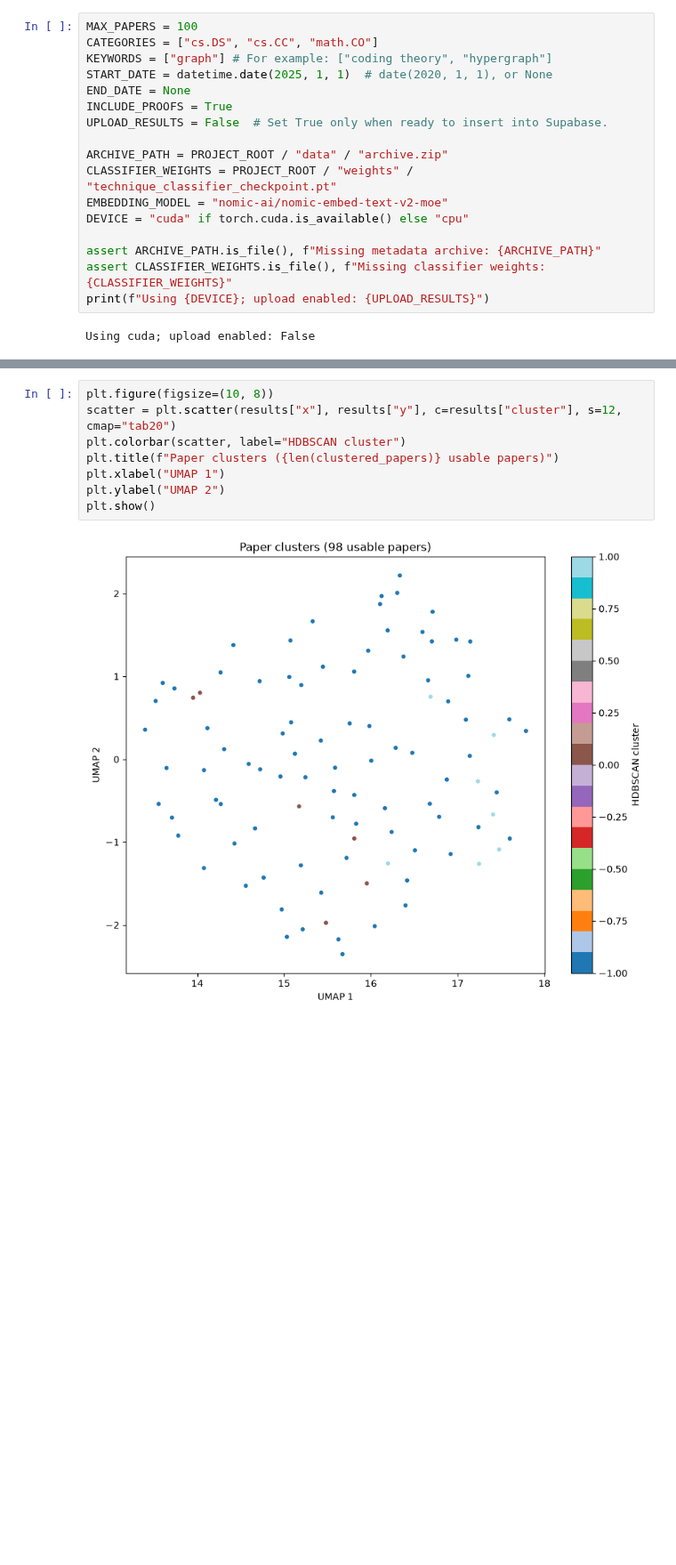
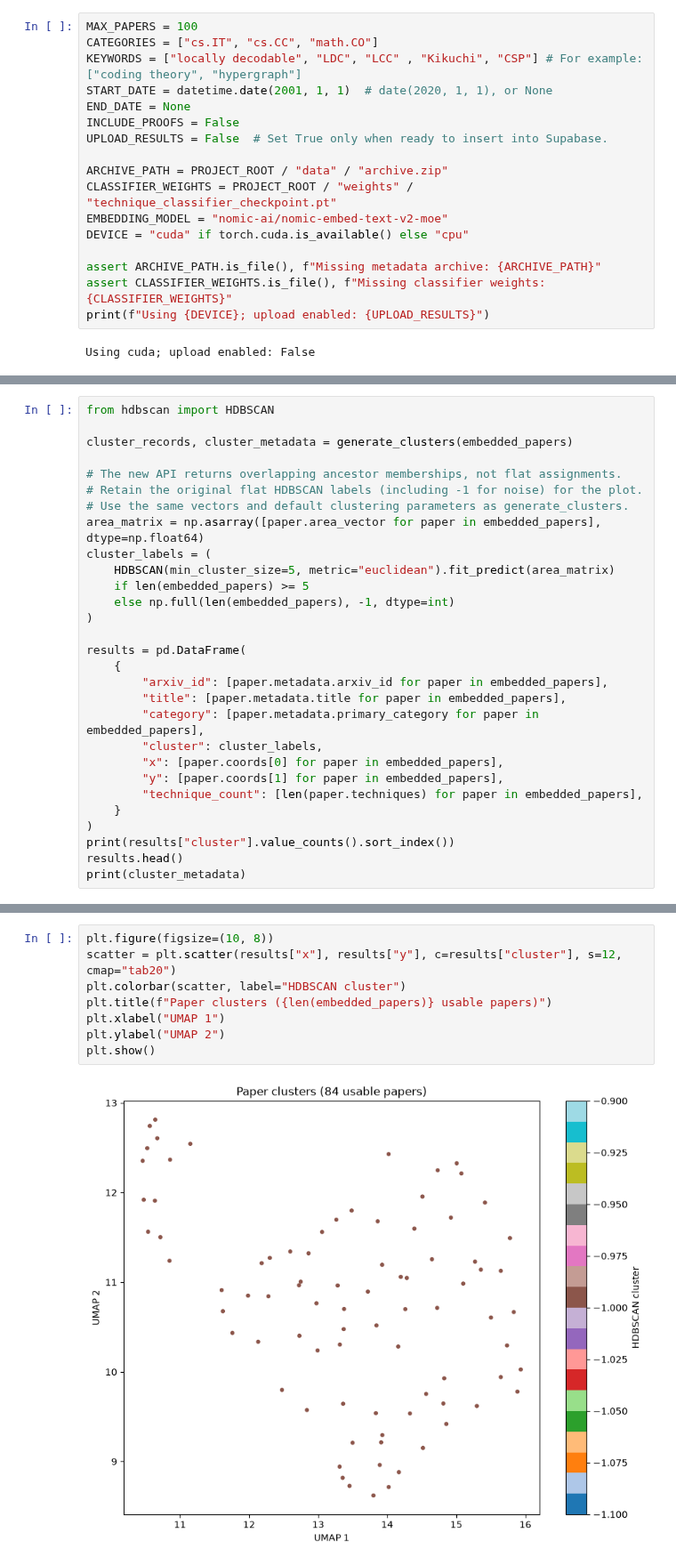
Before and after one commit to alfred-mikhael/paper-clustering, a Jupyter notebook: notebooks/pipeline_test_500.ipynb, the cells around one changed output, grey strips where cells are left out. Shown at 89% size. Drawn from its saved outputs; the diff is of its cells as text; blank space fills up the shorter version.

```diff
--- a/notebooks/pipeline_test_500.ipynb
+++ b/notebooks/pipeline_test_500.ipynb
@@ -37,11 +37,11 @@ from paper_clustering.technique_classifier import SciBERTClassifier
 from paper_clustering.upload import upload
 # %%
 MAX_PAPERS = 100
-CATEGORIES = ["cs.DS", "cs.CC", "math.CO"]
-KEYWORDS = ["graph"] # For example: ["coding theory", "hypergraph"]
-START_DATE = datetime.date(2025, 1, 1)  # date(2020, 1, 1), or None
+CATEGORIES = ["cs.IT", "cs.CC", "math.CO"]
+KEYWORDS = ["locally decodable", "LDC", "LCC" , "Kikuchi", "CSP"] # For example: ["coding theory", "hypergraph"]
+START_DATE = datetime.date(2001, 1, 1)  # date(2020, 1, 1), or None
 END_DATE = None
-INCLUDE_PROOFS = True
+INCLUDE_PROOFS = False
 UPLOAD_RESULTS = False  # Set True only when ready to insert into Supabase.
 
 ARCHIVE_PATH = PROJECT_ROOT / "data" / "archive.zip"
@@ -180,0 +160,29 @@ Name: count, dtype: int64
+# %%
+from hdbscan import HDBSCAN
+
+cluster_records, cluster_metadata = generate_clusters(embedded_papers)
+
+# The new API returns overlapping ancestor memberships, not flat assignments.
+# Retain the original flat HDBSCAN labels (including -1 for noise) for the plot.
+# Use the same vectors and default clustering parameters as generate_clusters.
+area_matrix = np.asarray([paper.area_vector for paper in embedded_papers], dtype=np.float64)
+cluster_labels = (
+    HDBSCAN(min_cluster_size=5, metric="euclidean").fit_predict(area_matrix)
+    if len(embedded_papers) >= 5
+    else np.full(len(embedded_papers), -1, dtype=int)
+)
+
+results = pd.DataFrame(
+    {
+        "arxiv_id": [paper.metadata.arxiv_id for paper in embedded_papers],
+        "title": [paper.metadata.title for paper in embedded_papers],
+        "category": [paper.metadata.primary_category for paper in embedded_papers],
+        "cluster": cluster_labels,
+        "x": [paper.coords[0] for paper in embedded_papers],
+        "y": [paper.coords[1] for paper in embedded_papers],
+        "technique_count": [len(paper.techniques) for paper in embedded_papers],
+    }
+)
+print(results["cluster"].value_counts().sort_index())
+results.head()
+print(cluster_metadata)
@@ -181,13 +194,13 @@ Name: count, dtype: int64
 # %%
 plt.figure(figsize=(10, 8))
 scatter = plt.scatter(results["x"], results["y"], c=results["cluster"], s=12, cmap="tab20")
 plt.colorbar(scatter, label="HDBSCAN cluster")
-plt.title(f"Paper clusters ({len(clustered_papers)} usable papers)")
+plt.title(f"Paper clusters ({len(embedded_papers)} usable papers)")
 plt.xlabel("UMAP 1")
 plt.ylabel("UMAP 2")
 plt.show()
 # %% [output]
-[figure, old version]
+[figure, new version]
 # %%
 if UPLOAD_RESULTS:
     from dotenv import load_dotenv
```
Also changed, not shown: parts of 12 cells of this notebook, 14 other files.
